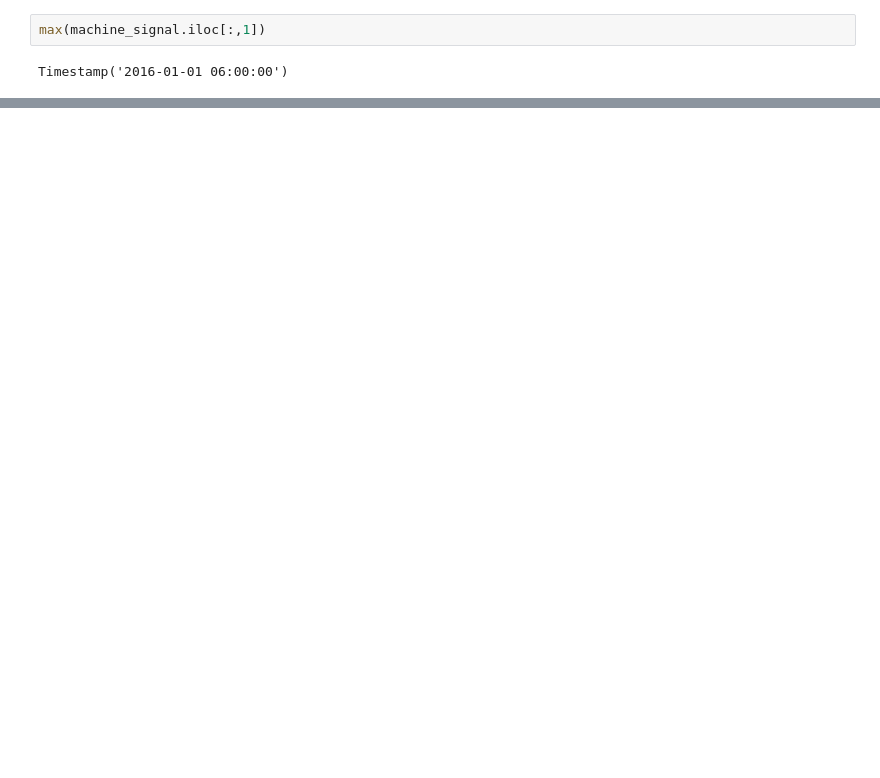
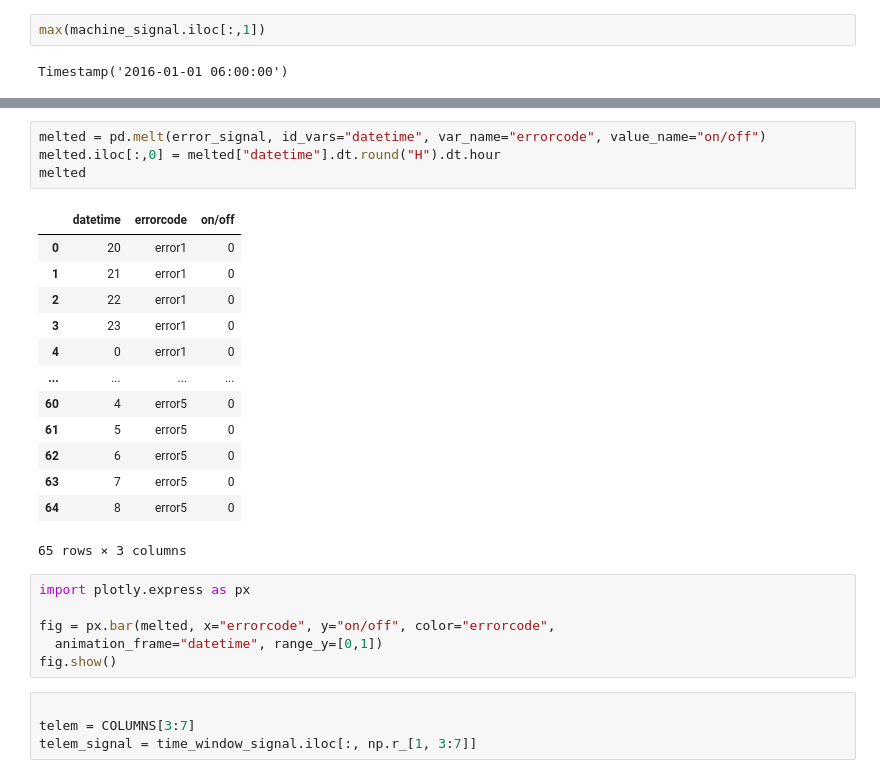
Before and after one commit to stevenjlm/streamlit-pen, a Jupyter notebook: viz.ipynb, the cells around one changed output, grey strips where cells are left out. Drawn from its saved outputs; the diff is of its cells as text; blank space fills up the shorter version.

```diff
--- a/viz.ipynb
+++ b/viz.ipynb
@@ -60,0 +84,28 @@ KeyError: 'datetime'
+# %%
+melted = pd.melt(error_signal, id_vars="datetime", var_name="errorcode", value_name="on/off")
+melted.iloc[:,0] = melted["datetime"].dt.round("H").dt.hour
+melted
+# %% [output]
+|  | datetime | errorcode | on/off |
+| 0 | 20 | error1 | 0 |
+| 1 | 21 | error1 | 0 |
+| 2 | 22 | error1 | 0 |
+| 3 | 23 | error1 | 0 |
+| 4 | 0 | error1 | 0 |
+| ... | ... | ... | ... |
+| 60 | 4 | error5 | 0 |
+| 61 | 5 | error5 | 0 |
+| 62 | 6 | error5 | 0 |
+| 63 | 7 | error5 | 0 |
+| 64 | 8 | error5 | 0 |
+65 rows × 3 columns
+# %%
+import plotly.express as px
+
+fig = px.bar(melted, x="errorcode", y="on/off", color="errorcode",
+  animation_frame="datetime", range_y=[0,1])
+fig.show()
+# %%
+
+telem = COLUMNS[3:7]
+telem_signal = time_window_signal.iloc[:, np.r_[1, 3:7]]
```
Also changed, not shown: parts of 19 cells of this notebook, 5 other files.
